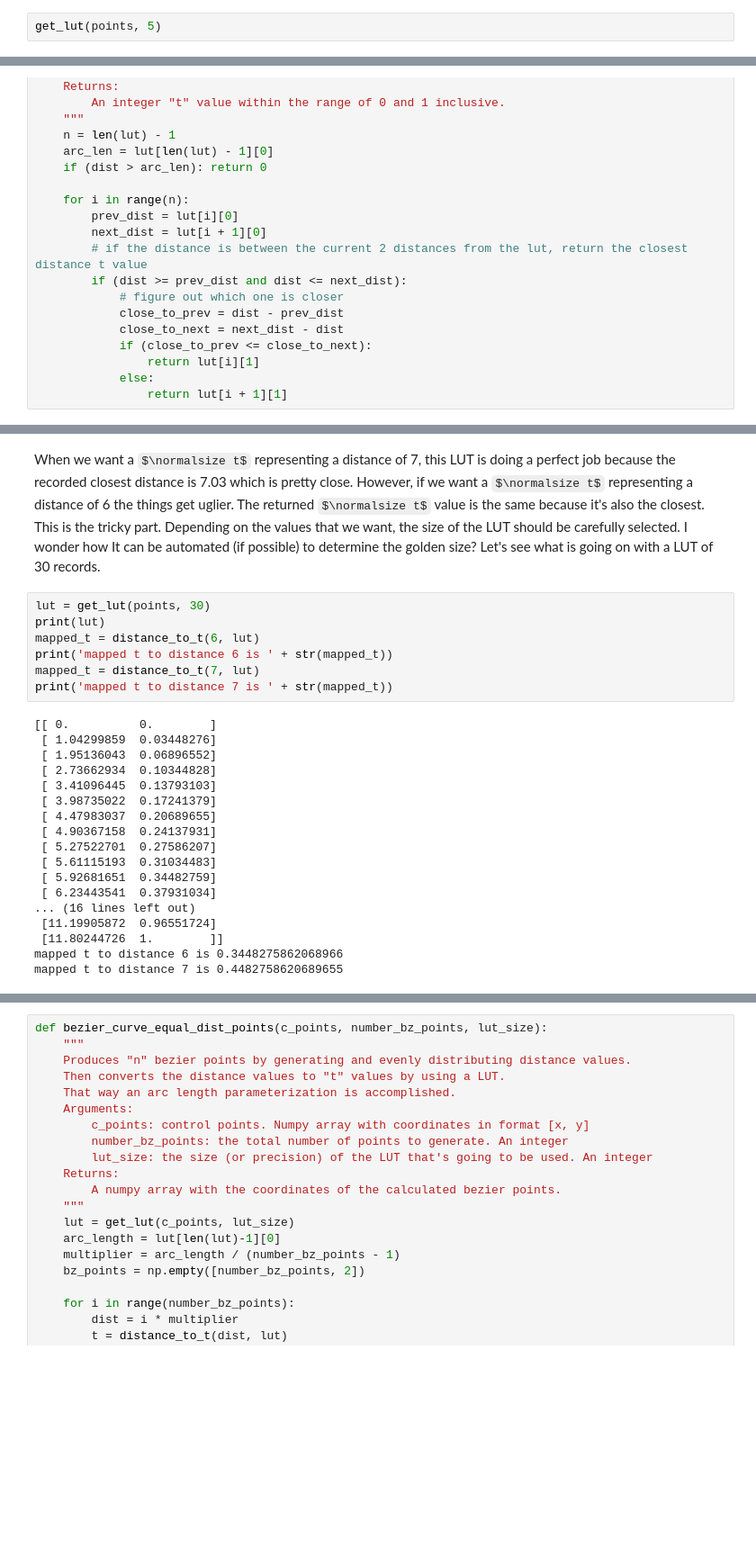
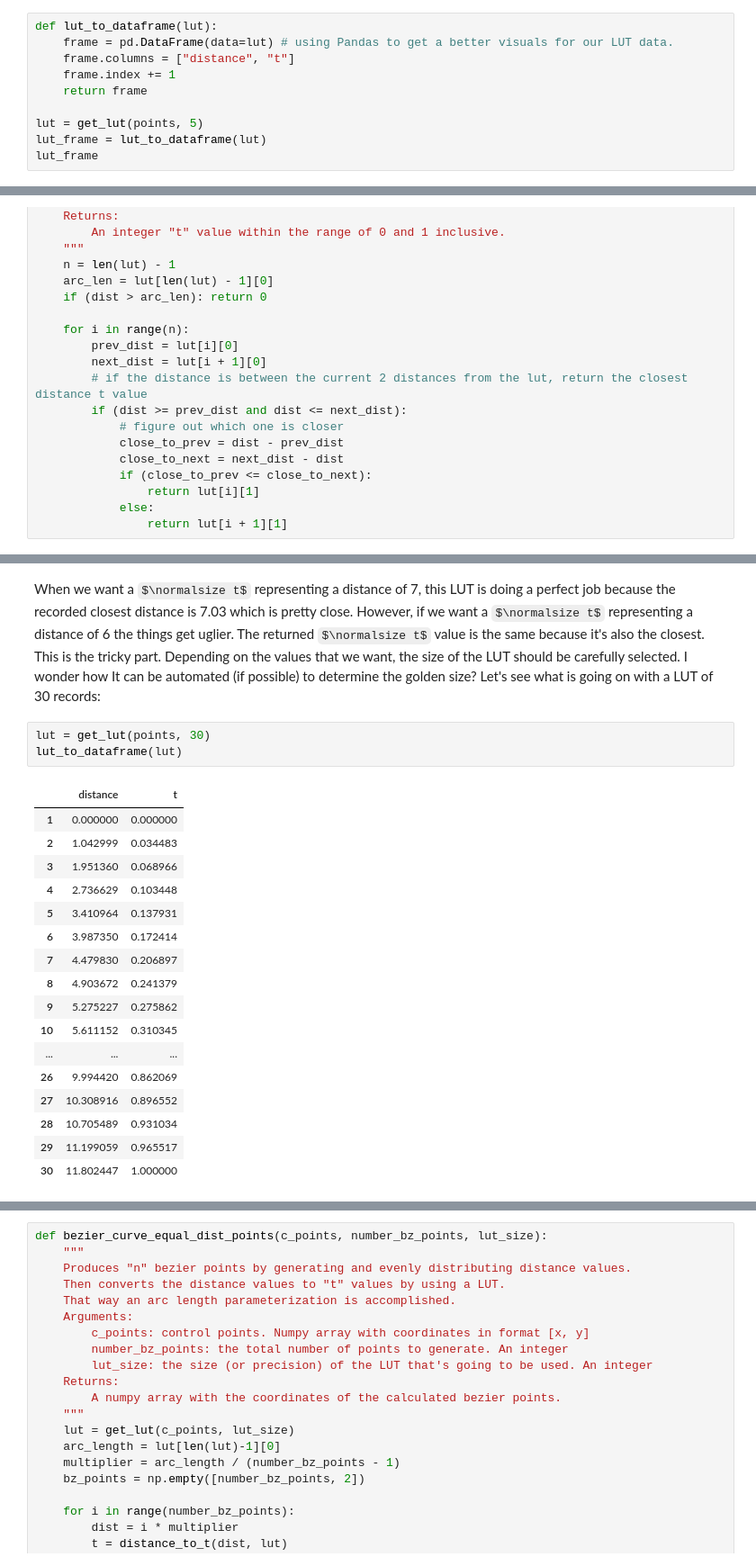
Before and after one commit to alexcvetanov4445/BezierCurves, a Jupyter notebook: BezierCurves.ipynb, the cells around one changed output, grey strips where cells are left out. Shown at 90% size. Saved outputs shown, nothing was run; the diff lists cells and outputs as text; some formulas as TeX source; blank space fills up the shorter version.

```diff
--- a/BezierCurves.ipynb
+++ b/BezierCurves.ipynb
@@ -334,3 +339,11 @@ Lets try the function by generating a LUT with a size of 5:
 # %%
-get_lut(points, 5)
+def lut_to_dataframe(lut):
+    frame = pd.DataFrame(data=lut) # using Pandas to get a better visuals for our LUT data.
+    frame.columns = ["distance", "t"]
+    frame.index += 1
+    return frame
+
+lut = get_lut(points, 5)
+lut_frame = lut_to_dataframe(lut)
+lut_frame
 # %% [output]
@@ -389,27 +405,23 @@ mapped t to distance 7 is 0.5
 # %% [markdown]
-When we want a $\normalsize t$ representing a distance of 7, this LUT is doing a perfect job because the recorded closest distance is 7.03 which is pretty close. However, if we want a $\normalsize t$ representing a distance of 6 the things get uglier. The returned $\normalsize t$ value is the same because it's also the closest. This is the tricky part. Depending on the  values that we want, the size of the LUT should be carefully selected. I wonder how It can be automated (if possible) to determine the golden size? Let's see what is going on with a LUT of 30 records.
+When we want a $\normalsize t$ representing a distance of 7, this LUT is doing a perfect job because the recorded closest distance is 7.03 which is pretty close. However, if we want a $\normalsize t$ representing a distance of 6 the things get uglier. The returned $\normalsize t$ value is the same because it's also the closest. This is the tricky part. Depending on the  values that we want, the size of the LUT should be carefully selected. I wonder how It can be automated (if possible) to determine the golden size? Let's see what is going on with a LUT of 30 records:
 # %%
 lut = get_lut(points, 30)
-print(lut)
-mapped_t = distance_to_t(6, lut)
-print('mapped t to distance 6 is ' + str(mapped_t))
-mapped_t = distance_to_t(7, lut)
-print('mapped t to distance 7 is ' + str(mapped_t))
+lut_to_dataframe(lut)
 # %% [output]
-[[ 0.          0.        ]
- [ 1.04299859  0.03448276]
- [ 1.95136043  0.06896552]
- [ 2.73662934  0.10344828]
- [ 3.41096445  0.13793103]
- [ 3.98735022  0.17241379]
- [ 4.47983037  0.20689655]
- [ 4.90367158  0.24137931]
- [ 5.27522701  0.27586207]
- [ 5.61115193  0.31034483]
- [ 5.92681651  0.34482759]
- [ 6.23443541  0.37931034]
-... (16 lines left out)
- [11.19905872  0.96551724]
- [11.80244726  1.        ]]
-mapped t to distance 6 is 0.3448275862068966
-mapped t to distance 7 is 0.4482758620689655
+|  | distance | t |
+| 1 | 0.000000 | 0.000000 |
+| 2 | 1.042999 | 0.034483 |
+| 3 | 1.951360 | 0.068966 |
+| 4 | 2.736629 | 0.103448 |
+| 5 | 3.410964 | 0.137931 |
+| 6 | 3.987350 | 0.172414 |
+| 7 | 4.479830 | 0.206897 |
+| 8 | 4.903672 | 0.241379 |
+| 9 | 5.275227 | 0.275862 |
+| 10 | 5.611152 | 0.310345 |
+| ... | ... | ... |
+| 26 | 9.994420 | 0.862069 |
+| 27 | 10.308916 | 0.896552 |
+| 28 | 10.705489 | 0.931034 |
+| 29 | 11.199059 | 0.965517 |
+| 30 | 11.802447 | 1.000000 |
```
Also changed, not shown: parts of 17 cells of this notebook.
